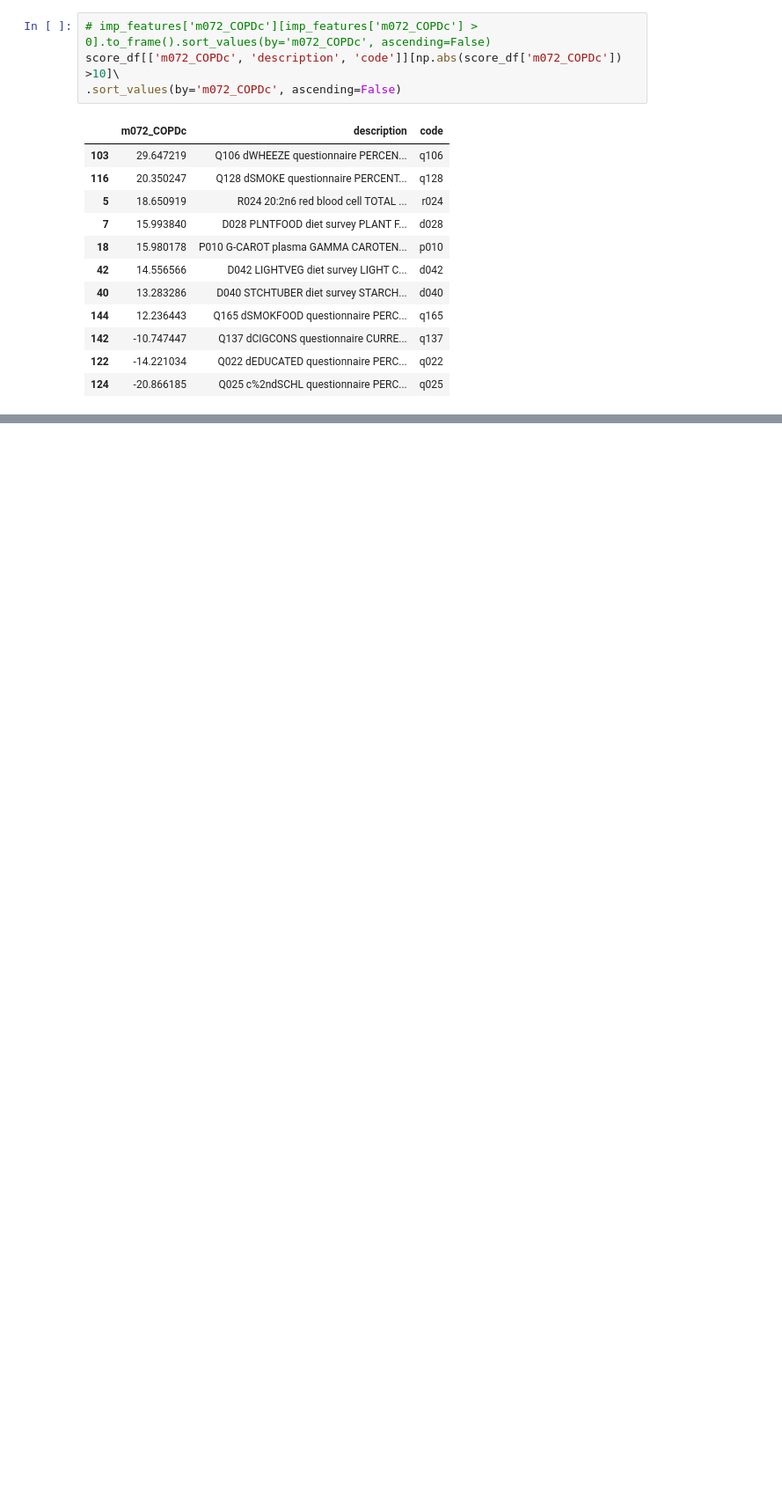
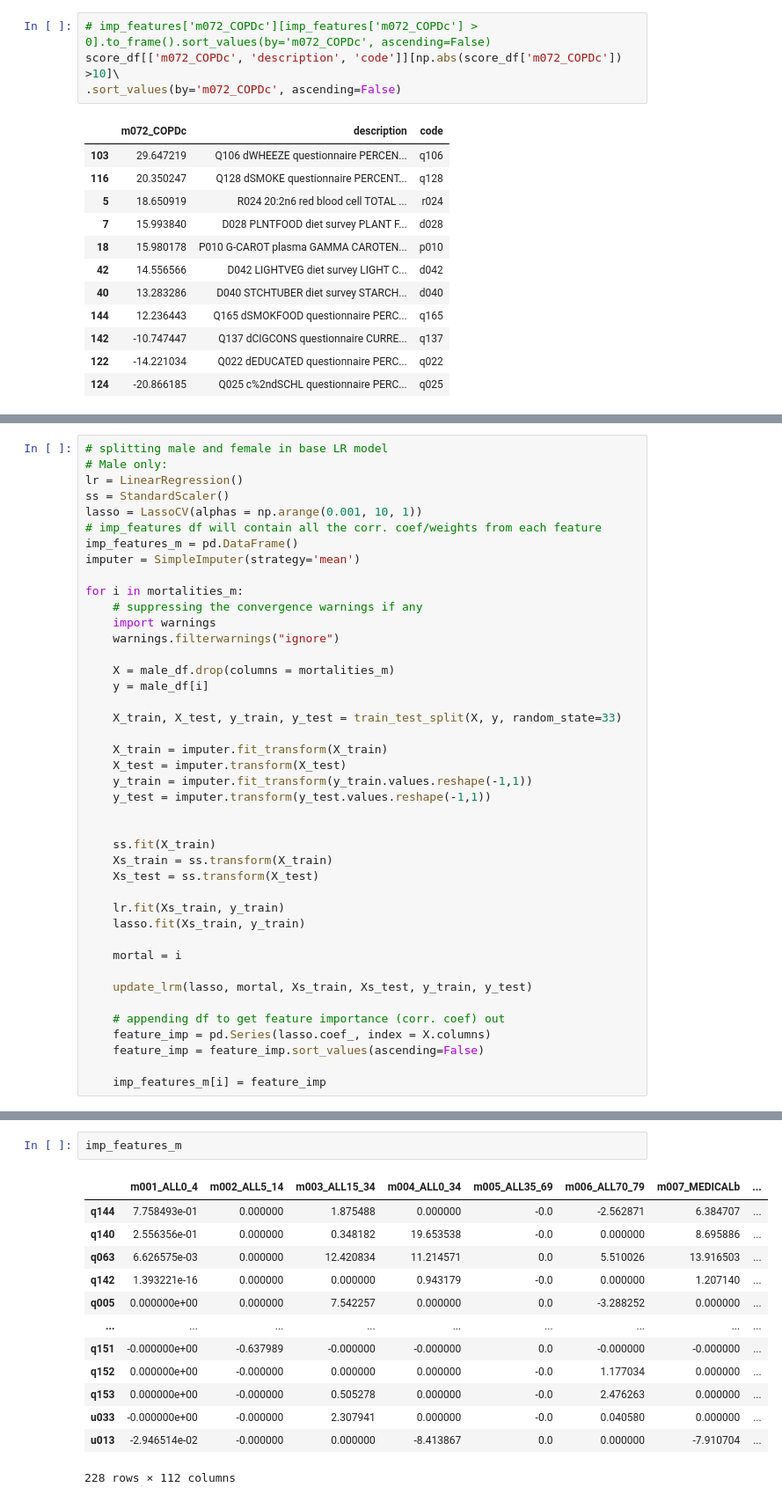
Before and after one commit to colbytse/community_health_project, a Jupyter notebook: modeling-ct.ipynb, the cells around one changed output, grey strips where cells are left out. Shown at 88% size. Drawn from its saved outputs; the diff is of its cells as text; blank space fills up the shorter version.

Commit message:
added m/f split for models

```diff
--- a/modeling-ct.ipynb
+++ b/modeling-ct.ipynb
@@ -520,0 +899,42 @@ score_df[['m072_COPDc', 'description', 'code']][np.abs(score_df['m072_COPDc']) >
+# %%
+# splitting male and female in base LR model
+# Male only:
+lr = LinearRegression()
+ss = StandardScaler()
+lasso = LassoCV(alphas = np.arange(0.001, 10, 1))
+# imp_features df will contain all the corr. coef/weights from each feature
+imp_features_m = pd.DataFrame()
+imputer = SimpleImputer(strategy='mean')
+
+for i in mortalities_m:
+    # suppressing the convergence warnings if any
+    import warnings
+    warnings.filterwarnings("ignore")
+
+    X = male_df.drop(columns = mortalities_m)
+    y = male_df[i]
+
+    X_train, X_test, y_train, y_test = train_test_split(X, y, random_state=33)
+
+    X_train = imputer.fit_transform(X_train)
+    X_test = imputer.transform(X_test)
+    y_train = imputer.fit_transform(y_train.values.reshape(-1,1))
+    y_test = imputer.transform(y_test.values.reshape(-1,1))
+
+
+    ss.fit(X_train)
+    Xs_train = ss.transform(X_train)
+    Xs_test = ss.transform(X_test)
+
+    lr.fit(Xs_train, y_train)
+    lasso.fit(Xs_train, y_train)
+
+    mortal = i
+
+    update_lrm(lasso, mortal, Xs_train, Xs_test, y_train, y_test)
+
+    # appending df to get feature importance (corr. coef) out
+    feature_imp = pd.Series(lasso.coef_, index = X.columns)
+    feature_imp = feature_imp.sort_values(ascending=False)
+
+    imp_features_m[i] = feature_imp
@@ -520,0 +1010,16 @@ score_df[['m072_COPDc', 'description', 'code']][np.abs(score_df['m072_COPDc']) >
+# %%
+imp_features_m
+# %% [output]
+|  | m001_ALL0_4 | m002_ALL5_14 | m003_ALL15_34 | m004_ALL0_34 | m005_ALL35_69 | m006_ALL70_79 | m007_MEDICALb | ... |
+| q144 | 7.758493e-01 | 0.000000 | 1.875488 | 0.000000 | -0.0 | -2.562871 | 6.384707 | ... |
+| q140 | 2.556356e-01 | 0.000000 | 0.348182 | 19.653538 | -0.0 | 0.000000 | 8.695886 | ... |
+| q063 | 6.626575e-03 | 0.000000 | 12.420834 | 11.214571 | 0.0 | 5.510026 | 13.916503 | ... |
+| q142 | 1.393221e-16 | 0.000000 | 0.000000 | 0.943179 | -0.0 | 0.000000 | 1.207140 | ... |
+| q005 | 0.000000e+00 | 0.000000 | 7.542257 | 0.000000 | 0.0 | -3.288252 | 0.000000 | ... |
+| ... | ... | ... | ... | ... | ... | ... | ... | ... |
+| q151 | -0.000000e+00 | -0.637989 | -0.000000 | -0.000000 | 0.0 | -0.000000 | -0.000000 | ... |
+| q152 | 0.000000e+00 | -0.000000 | 0.000000 | 0.000000 | -0.0 | 1.177034 | 0.000000 | ... |
+| q153 | 0.000000e+00 | -0.000000 | 0.505278 | 0.000000 | -0.0 | 2.476263 | 0.000000 | ... |
+| u033 | -0.000000e+00 | -0.000000 | 2.307941 | 0.000000 | -0.0 | 0.040580 | 0.000000 | ... |
+| u013 | -2.946514e-02 | -0.000000 | 0.000000 | -8.413867 | 0.0 | 0.000000 | -7.910704 | ... |
+228 rows × 112 columns
```
Also changed, not shown: parts of 41 cells of this notebook.
